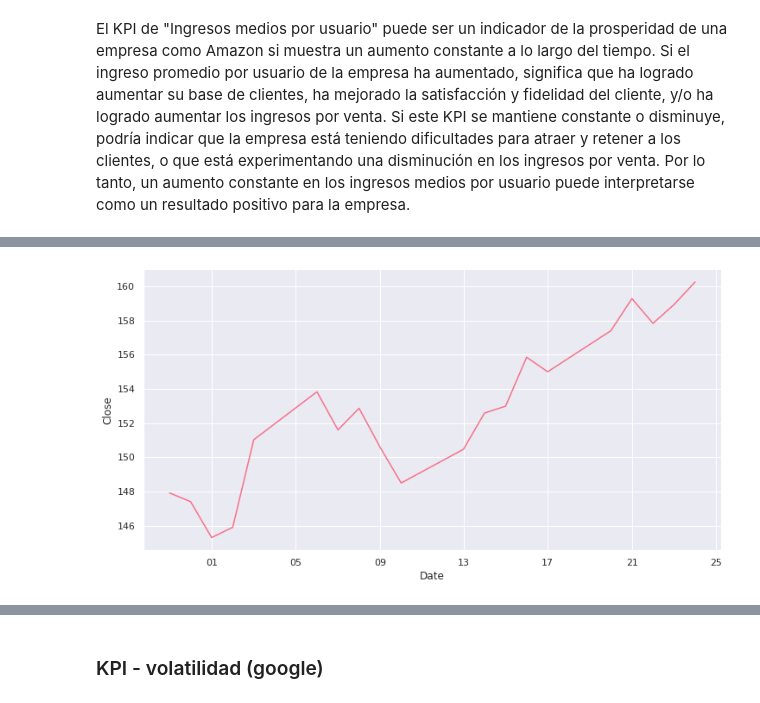
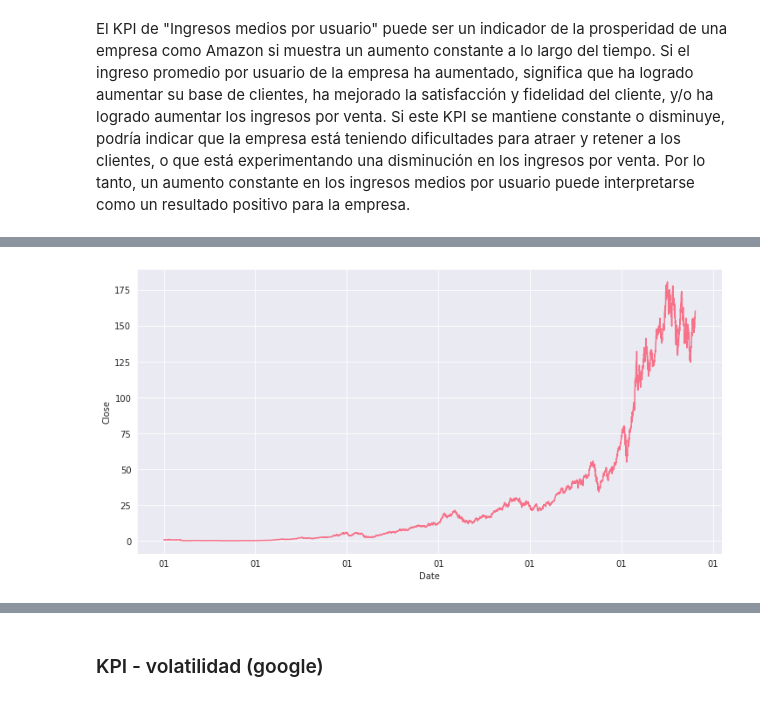
Before and after one commit to diegomaneyro/Analytics, a Jupyter notebook: Anáisis de Riesgo/Analisis_Riesgo.ipynb, the cells around one changed output, grey strips where cells are left out. Saved outputs shown, nothing was run; the diff lists cells and outputs as text; code cells hidden in the pictures.

```diff
--- a/Anáisis de Riesgo/Analisis_Riesgo.ipynb
+++ b/Anáisis de Riesgo/Analisis_Riesgo.ipynb
@@ -161,22 +161,22 @@ hist.head()
 # %%
 import matplotlib.pyplot as plt
 import matplotlib.dates as mdates
 
-# Obtener datos históricos de GOOGLE ultimos 30 dias
+# Obtener datos históricos de GOOGLE ultimos 23 años
 google = yf.Ticker("GOOGL")
-hist = msft.history(period="1mo")
+hist = msft.history(start="2000-01-01")
 
 # Configurar gráfica con Seaborn
 sns.set_style("darkgrid")
 fig, ax = plt.subplots(figsize=(12, 6))
 sns.lineplot(x=hist.index, y=hist["Close"], ax=ax)
 
 # Configurar formato del eje x
 date_fmt = mdates.DateFormatter('%d')
 ax.xaxis.set_major_formatter(date_fmt)
 
 # Mostrar gráfica
 plt.show()
 # %% [output]
-[figure, old version]
+[figure, new version]
 # %%
```
Also changed, not shown: parts of 25 cells of this notebook.
